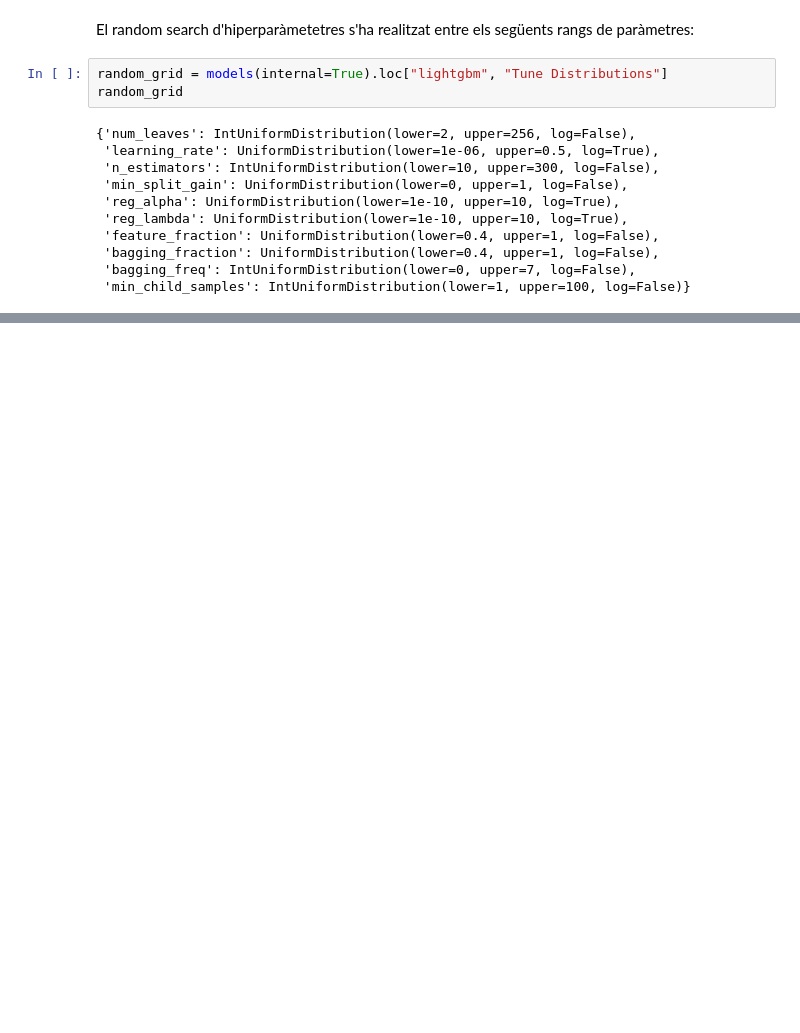
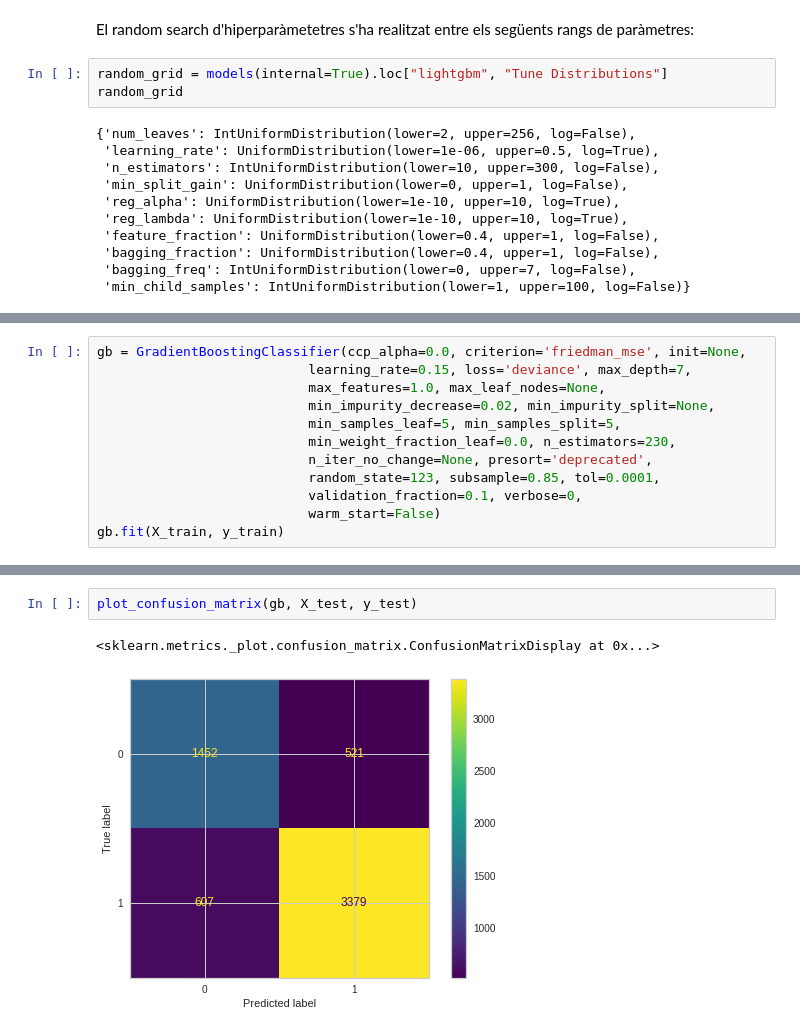
Before and after one commit to isotopi/Android_Permission, a Jupyter notebook: notebooks/android_permission.ipynb, the cells around one changed output, grey strips where cells are left out. Saved outputs shown, nothing was run; the diff lists cells and outputs as text; blank space fills up the shorter version.

```diff
--- a/notebooks/android_permission.ipynb
+++ b/notebooks/android_permission.ipynb
@@ -513,0 +652,12 @@ plot_model(tuned_lgb_random, 'class_report')
+# %%
+gb = GradientBoostingClassifier(ccp_alpha=0.0, criterion='friedman_mse', init=None,
+                           learning_rate=0.15, loss='deviance', max_depth=7,
+                           max_features=1.0, max_leaf_nodes=None,
+                           min_impurity_decrease=0.02, min_impurity_split=None,
+                           min_samples_leaf=5, min_samples_split=5,
+                           min_weight_fraction_leaf=0.0, n_estimators=230,
+                           n_iter_no_change=None, presort='deprecated',
+                           random_state=123, subsample=0.85, tol=0.0001,
+                           validation_fraction=0.1, verbose=0,
+                           warm_start=False)
+gb.fit(X_train, y_train)
@@ -513,0 +688,5 @@ plot_model(tuned_lgb_random, 'class_report')
+# %%
+plot_confusion_matrix(gb, X_test, y_test)
+# %% [output]
+<sklearn.metrics._plot.confusion_matrix.ConfusionMatrixDisplay at 0x...>
+[figure, added]
```
Also changed, not shown: parts of 58 cells of this notebook.
